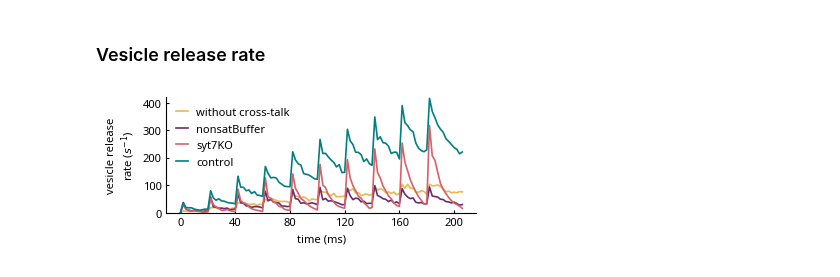
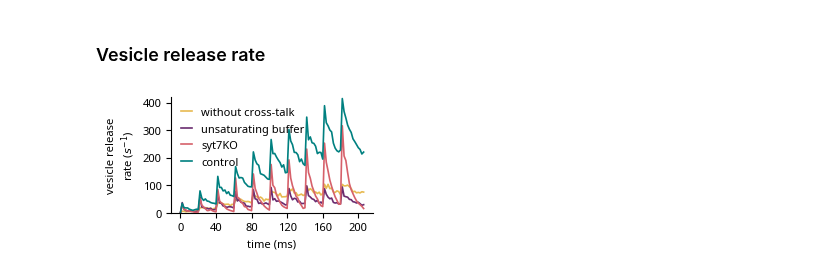
Before and after one commit to nishs1729/MFB, a Jupyter notebook: scripts_plotting/plots_mechanism.ipynb, the cells around one changed output. Saved outputs shown, nothing was run; the diff lists cells and outputs as text; code cells hidden in the pictures.

```diff
--- a/scripts_plotting/plots_mechanism.ipynb
+++ b/scripts_plotting/plots_mechanism.ipynb
@@ -55,7 +55,7 @@ textfs = 8
 labelfs = 8
 titlefs = 10
 tickfs = 8
-legfs = 6
+legfs = 8
 # %% [markdown]
 ### Single AZ calcium domain
 # %%
@@ -86,8 +86,8 @@ tpoints = range(0, 301, 100)
 APs = [1,5,10]
 simtypes = {'control': 'control', 'unsaturating buffer': 'const_buffer'}#, 'no_buffer']
 
-fig, axs = plt.subplots(len(simtypes),1, figsize=(3,5), sharex=True, sharey=True)
-fig.subplots_adjust(hspace=0.25)
+fig, axs = plt.subplots(1, len(simtypes), figsize=(6.5,2.5), sharex=True, sharey=True)
+fig.subplots_adjust(wspace=0.1)
 ins_ax = [ax.inset_axes([.75, .55, .25, .45]) for ax in axs]
 
 cmap = mpl.colormaps['berlin'] # 'viridis', 'managua', 'berlin'
@@ -109,14 +109,15 @@ for i,(key,simtype) in enumerate(simtypes.items()):
                 axs[i].text(tpoint_x[j], tpoint_y[j], f'{(tpoint+200)/1000:.1f} ms', fontsize=textfs)
                 # axs[i].text(bins[26]*to_nm-60, density[25]-0.2, f'{(tpoint+200)/1000:.1f} ms', fontsize=textfs)
     axs[i].set_title(key, fontsize=titlefs)
-    axs[i].set_ylabel(r'[Ca$^{2+}$] ($\mu$M)', fontsize=labelfs)
 
     ## make rectangle for zoomed in region
     rect = mpl.patches.Rectangle((50,0.5), 550, 4, linewidth=1, edgecolor='green',
                                  facecolor='none', zorder=2)
     ins_ax[i].add_patch(rect)
 
+axs[0].set_ylabel(r'[Ca$^{2+}$] ($\mu$M)', fontsize=labelfs)
 axs[1].set_xlabel('distance from VDCC cluster (nm)', fontsize=labelfs)
+axs[0].set_xlabel('distance from VDCC cluster (nm)', fontsize=labelfs)
 
 # axs[1].spines["left"].set_visible(False)
 axs[0].legend(frameon=False, fontsize=legfs, loc='upper right', handlelength=1.5, bbox_to_anchor=(1.05, 1))
@@ -337,13 +391,12 @@ fig.savefig(os.path.join(figPath, 'facilitation.svg'), dpi=300,
 # %%
 lw = 1.2
 tscale = 1e3
-f, ax = plt.subplots(5, sharex=True, figsize=(4,4), gridspec_kw={'height_ratios':[1,4,4,1,4]})
+f, ax = plt.subplots(5, sharex=True, figsize=(2.6,3), gridspec_kw={'height_ratios':[1,4,4,1,4]})
 f.subplots_adjust(wspace=0.0, hspace=0.06)
 for axis in ax:
     axis.spines["right"].set_visible(False)
     axis.spines["top"].set_visible(False)
-    axis.tick_params(axis=u'x', which=u'both', length=0, direction='in', labelsize=tickfs)
-    axis.tick_params(axis=u'y', which=u'both', length=2, direction='in', labelsize=tickfs)
+    axis.tick_params(axis=u'x', which=u'both', length=0, labelsize=tickfs)
 
 resCa = 0.4
 
@@ -405,7 +458,7 @@ ax[2].plot(vratet*tscale, svrate, lw=lw, color=cppaired[1], label='syt1')
 ax[2].plot(vratet*tscale, avrate, lw=lw, color=cppaired[3], label='syt7')
 ax[2].set_xlim(0,200)
 ax[2].set_yticks([0, 2, 4])
-ax[2].set_ylabel('vesicle release\nrate ($s^{-1}$)', fontsize=labelfs)
+ax[2].set_ylabel('vesicle\nrelease\nrate ($s^{-1}$)', fontsize=labelfs)
 
 ### Ca data
 data_cont = pd.read_csv(os.path.join(dataPath, 'control', design, 'CaConc.dat'),
@@ -474,7 +527,7 @@ ax[4].legend(frameon=False, loc='upper left', handlelength=1, fontsize=tickfs)#,
 
 #ax[1].text(-15, 4.1, 'g', fontsize=12)
 #ax[2].text(-15, 7.2, 'h', fontsize=12)
-ax[-1].tick_params(axis=u'x', which=u'both', length=2, direction='in', labelsize=labelfs)
+ax[-1].tick_params(axis=u'x', which=u'both', length=3.5,  labelsize=labelfs)
 ax[-1].set_xticks(range(0, 201, 40))
 ax[-1].set_xlabel('time (ms)', fontsize=labelfs)
 
@@ -488,7 +541,7 @@ plt.show()
 # %%
 lw = 1.2
 tscale = 1e3
-f, ax = plt.subplots(1, figsize=(4,1.5))
+f, ax = plt.subplots(1, figsize=(2.6,1.5))
 f.subplots_adjust(wspace=0.0, hspace=0.06)
 
 def get_vrel_rate(inf):
@@ -538,39 +591,37 @@ ax.plot(vratet*tscale, svrate, lw=lw, color=cpall[13], label='without cross-talk
 inf = os.path.join(resultPath, 'control_unsatBuffer',
                    'archive/nVDCC_9_dVAZ_200_nAZ_29_RRP_15_ISI_20_nAP_10', 'vesData.dat')
 vratet, uvrate = get_vrel_rate(inf)
-ax.plot(vratet*tscale, uvrate, lw=lw, color=cpall[14], label='nonsatBuffer')
+ax.plot(vratet*tscale, uvrate, lw=lw, color=cpall[14], label='unsaturating buffer')
 
 ### syt7KO
 inf = os.path.join(resultPath, 'syt7KO',
                    'archive/nVDCC_9_dVAZ_200_nAZ_29_RRP_15_ISI_20_nAP_10', 'vesData.dat')
 vratet, kvrate = get_vrel_rate(inf)
 ax.plot(vratet*tscale, kvrate, lw=lw, color=cpall[11], label='syt7KO')
 
 ### Control
 inf = os.path.join(resultPath, 'control_eachCa',
                    'archive/nVDCC_7_dVAZ_160_nAZ_19_RRP_40_ISI_20_nAP_10', 'avesData.dat')
                 #    'archive/nVDCC_9_dVAZ_200_nAZ_29_RRP_15_ISI_20_nAP_10', 'avesData.dat')
 vratet, tvrate = get_vrel_rate(inf)
 ax.plot(vratet*tscale, tvrate, lw=lw, color=cpall[12], label='control')
 
-
-ax.legend(frameon=False, loc='upper left', handlelength=1, fontsize=legfs+2)
+ax.legend(frameon=False, loc='upper left', handlelength=1, fontsize=legfs)
 
 ax.set_ylim(0, 420)
 ax.set_xticks(range(0, 201, 40))
 # ax.set_yticks(range(0,600,100))
 
 ax.set_xlabel('time (ms)', fontsize=labelfs)
 ax.set_ylabel('vesicle release\nrate ($s^{-1}$)', fontsize=labelfs)
 
 
 ax.spines["right"].set_visible(False)
 ax.spines["top"].set_visible(False)
-ax.tick_params(axis=u'x', which=u'both', length=2, direction='in', labelsize=tickfs)
-ax.tick_params(axis=u'y', which=u'both', length=2, direction='in', labelsize=tickfs)
+ax.tick_params(axis=u'both', which=u'both', labelsize=tickfs)
 
 plt.savefig(os.path.join(figPath, f'vesRel.svg'),
             dpi=300, bbox_inches='tight', transparent=True)
 plt.show()
 # %% [output]
-[figure, old version]
+[figure, new version]
```
Also changed, not shown: parts of 5 cells of this notebook.
